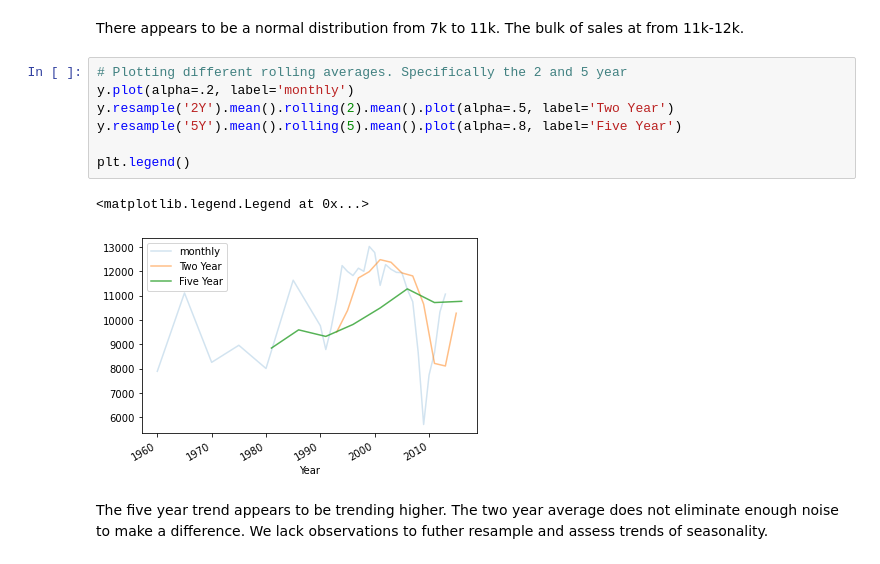
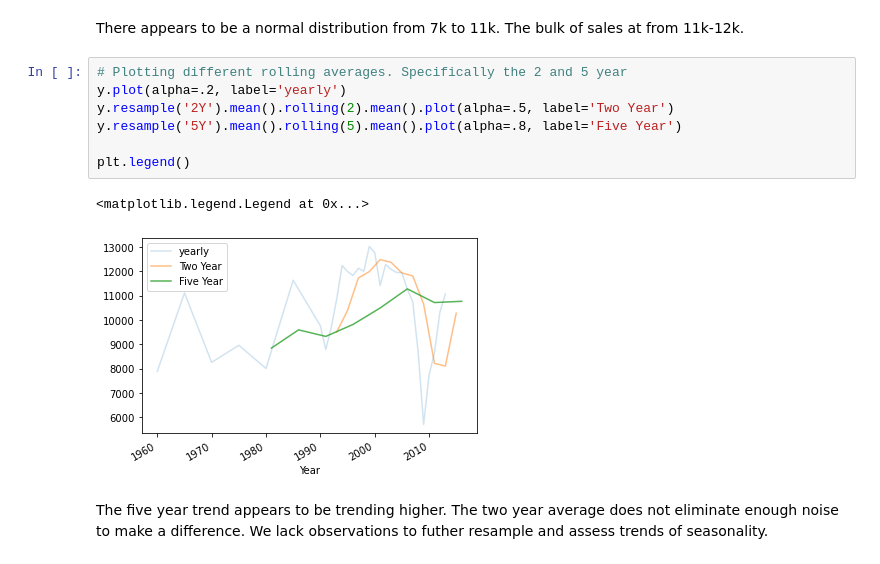
Before and after one commit to Dude-where-s-my-copper/EV_growth, a Jupyter notebook: final_notebook.ipynb, the cells around one changed output. Cells and saved outputs as stored; diff of their text form.

```diff
--- a/final_notebook.ipynb
+++ b/final_notebook.ipynb
@@ -44,14 +44,14 @@ y.plot.hist()
 There appears to be a normal distribution from 7k to 11k. The bulk of sales at from 11k-12k.
 # %%
 # Plotting different rolling averages. Specifically the 2 and 5 year
-y.plot(alpha=.2, label='monthly')
+y.plot(alpha=.2, label='yearly')
 y.resample('2Y').mean().rolling(2).mean().plot(alpha=.5, label='Two Year')
 y.resample('5Y').mean().rolling(5).mean().plot(alpha=.8, label='Five Year')
 
 plt.legend()
 # %% [output]
 <matplotlib.legend.Legend at 0x...>
-[figure, old version]
+[figure, new version]
 # %% [markdown]
 The five year trend appears to be trending higher. The two year average does not eliminate enough noise to make a difference. We lack observations to futher resample and assess trends of seasonality.
 # %%
```
Also changed, not shown: parts of 13 cells of this notebook.
